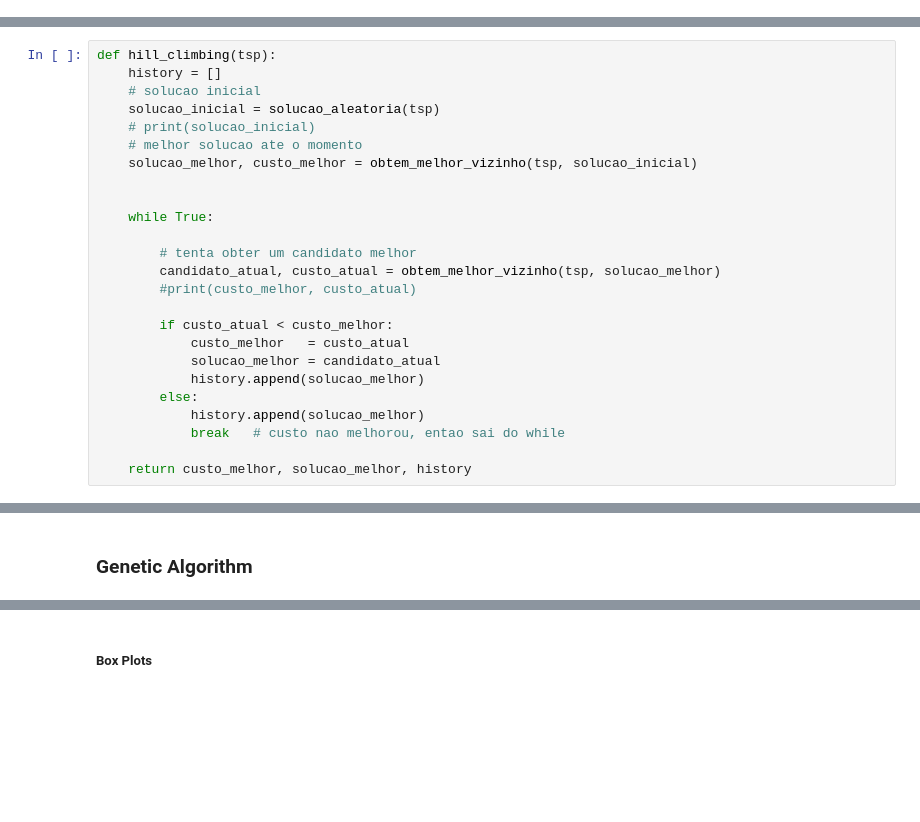
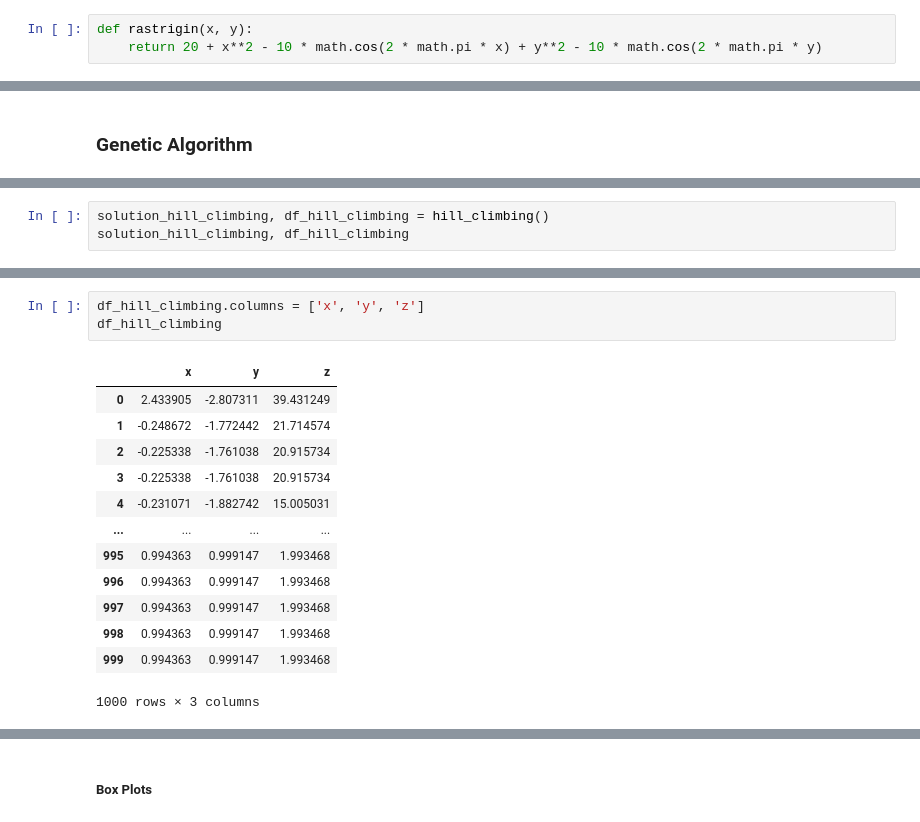
Before and after one commit to eriksonferreira/ia-search-algorithms, a Jupyter notebook: trab2/trab2 - prob2.ipynb, the cells around one changed output, grey strips where cells are left out. Saved outputs shown, nothing was run; the diff lists cells and outputs as text; blank space fills up the shorter version.

```diff
--- a/trab2/trab2 - prob2.ipynb
+++ b/trab2/trab2 - prob2.ipynb
@@ -123 +23,4 @@ def random_walk(tsp):
+# %%
+def rastrigin(x, y):
+    return 20 + x**2 - 10 * math.cos(2 * math.pi * x) + y**2 - 10 * math.cos(2 * math.pi * y)
 # %% [markdown]
@@ -125,25 +27,0 @@ def random_walk(tsp):
-# %%
-def hill_climbing(tsp):
-    history = []
-    # solucao inicial
-    solucao_inicial = solucao_aleatoria(tsp)
-    # print(solucao_inicial)
-    # melhor solucao ate o momento
-    solucao_melhor, custo_melhor = obtem_melhor_vizinho(tsp, solucao_inicial)
-
-
-    while True:
-
-        # tenta obter um candidato melhor
-        candidato_atual, custo_atual = obtem_melhor_vizinho(tsp, solucao_melhor)
-        #print(custo_melhor, custo_atual)
-
-        if custo_atual < custo_melhor:
-            custo_melhor   = custo_atual
-            solucao_melhor = candidato_atual
-            history.append(solucao_melhor)
-        else:
-            history.append(solucao_melhor)
-            break   # custo nao melhorou, entao sai do while
-
-    return custo_melhor, solucao_melhor, history
@@ -645,0 +223,3 @@ df_genetic_algorithm_population.to_csv("genetic_algorithm_population", sep=",")
+# %%
+solution_hill_climbing, df_hill_climbing = hill_climbing()
+solution_hill_climbing, df_hill_climbing
@@ -645,0 +242,17 @@ df_genetic_algorithm_population.to_csv("genetic_algorithm_population", sep=",")
+# %%
+df_hill_climbing.columns = ['x', 'y', 'z']
+df_hill_climbing
+# %% [output]
+|  | x | y | z |
+| 0 | 2.433905 | -2.807311 | 39.431249 |
+| 1 | -0.248672 | -1.772442 | 21.714574 |
+| 2 | -0.225338 | -1.761038 | 20.915734 |
+| 3 | -0.225338 | -1.761038 | 20.915734 |
+| 4 | -0.231071 | -1.882742 | 15.005031 |
+| ... | ... | ... | ... |
+| 995 | 0.994363 | 0.999147 | 1.993468 |
+| 996 | 0.994363 | 0.999147 | 1.993468 |
+| 997 | 0.994363 | 0.999147 | 1.993468 |
+| 998 | 0.994363 | 0.999147 | 1.993468 |
+| 999 | 0.994363 | 0.999147 | 1.993468 |
+1000 rows × 3 columns
```
Also changed, not shown: parts of 68 cells of this notebook, 16 other files.
